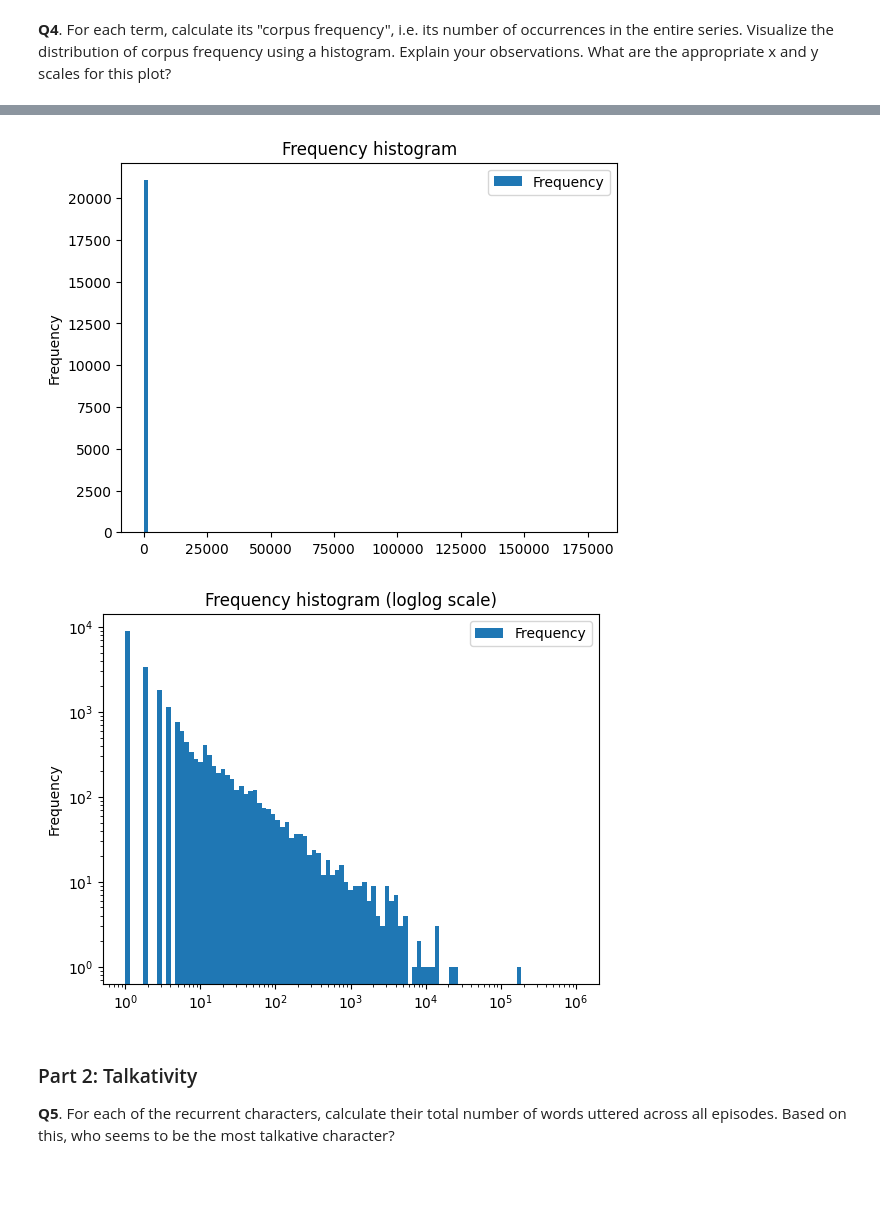
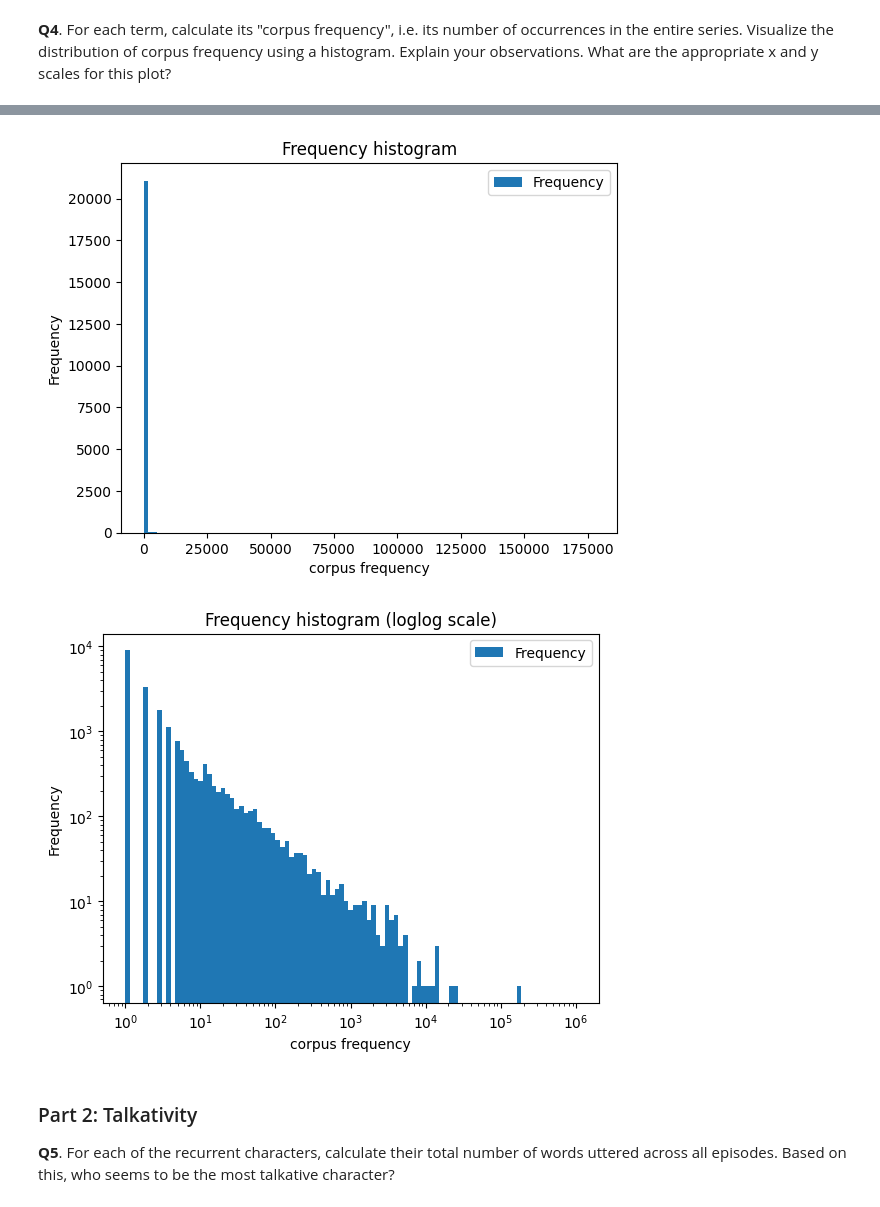
Before and after one commit to claireFriedrich/ada, a Jupyter notebook: Exercises/09 - Handing text/Handling_text_exercise_2.ipynb, the cells around one changed output, grey strips where cells are left out. Saved outputs shown, nothing was run; the diff lists cells and outputs as text; code cells hidden in the pictures; blank space fills up the shorter version.

```diff
--- a/Exercises/09 - Handing text/Handling_text_exercise_2.ipynb
+++ b/Exercises/09 - Handing text/Handling_text_exercise_2.ipynb
@@ -184,0 +103,16 @@ main_characters
+# %%
+# all characters, number of episodes in which they appear, total number of lines that they say
+Q2 = data.groupby(["character", "episode"]).size().reset_index(name="num_lines").groupby("character").agg({'episode': 'size',
+                                                                                                            'num_lines': 'sum'}).reset_index()
+# remove non-recurrent characters
+Q2 = Q2[Q2['episode'] > 1]
+# get characters that speak more than 90 lines in total
+Q2 = Q2[Q2['num_lines'] > 90]
+display(Q2)
+print(len(Q2))
+
+# remove the non-named character
+Q2 = Q2[~(Q2['character'] == 'Man')]
+
+# list of main characters
+main_characters = Q2.character.tolist()
@@ -230,6 +188,6 @@ data.head()
 # your code goes here
 corpus_frequency = pd.concat([pd.Series(row['line'].split(' ')) for _, row in data.iterrows()]).reset_index()
 corpus_frequency.columns = ["Frequency", "Word"]
-corpus_frequency = corpus_frequency.groupby("Word").count()
+corpus_frequency = corpus_frequency.groupby("Word").count().reset_index()
 corpus_frequency
 # %% [output]
@@ -250,10 +207,13 @@ corpus_frequency
 # %%
 corpus_frequency.plot.hist(column=["Frequency"], bins=100, title="Frequency histogram")
+plt.xlabel('corpus frequency')
 corpus_frequency.plot.hist(column=["Frequency"], loglog=True, bins=np.logspace(0, 6, 100),
                            title="Frequency histogram (loglog scale)");
+plt.xlabel('corpus frequency')
+plt.show()
 # %% [output]
-[figure, old version]
+[figure, new version]
-[figure, old version]
+[figure, new version]
 # %% [markdown]
 ### Part 2: Talkativity
 **Q5**. For each of the recurrent characters, calculate their total number of words uttered across all episodes. Based on this, who seems to be the most talkative character?
```
Also changed, not shown: parts of 20 cells of this notebook, 5 other files.
